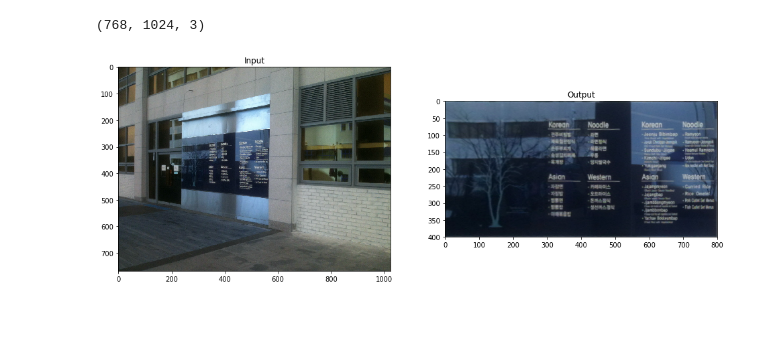
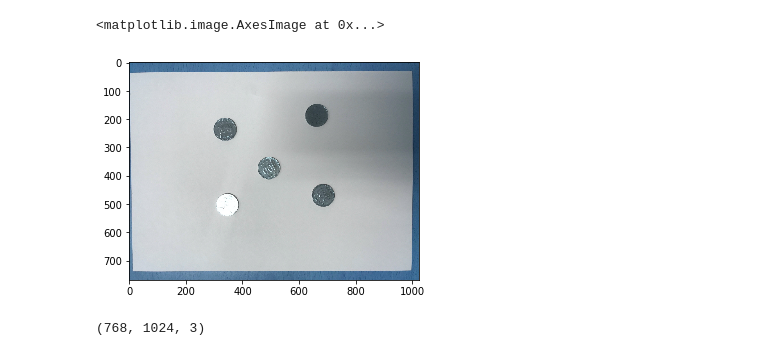
Before and after one commit to liz7124/Digital-Image-Processing-2021, a Jupyter notebook: Chapter01/homework04.ipynb, the cells around one changed output. Drawn from its saved outputs; the diff is of its cells as text; code cells hidden in the pictures; blank space fills up the shorter version.

```diff
--- a/Chapter01/homework04.ipynb
+++ b/Chapter01/homework04.ipynb
@@ -5,17 +5,10 @@ from matplotlib import pyplot as plt
 # %%
-img = cv2.imread('dsu4.jpg')
-img.shape
+img = cv2.imread("sIMG_8253.JPG")
+plt.imshow(img)
 # %% [output]
-(768, 1024, 3)
+<matplotlib.image.AxesImage at 0x...>
+[figure, added]
-# %%
-rows,cols,ch = img.shape
-pts1 = np.float32([[240, 268], [569, 232], [566, 493],[238, 458]])
-pts2 = np.float32([[0,0],[800,0],[800,400],[0,400]])
-M = cv2.getPerspectiveTransform(pts1,pts2)
-dst = cv2.warpPerspective(img,M,(800,400))
-plt.figure(figsize=(16,12))
-plt.subplot(121),plt.imshow(img),plt.title('Input')
-plt.subplot(122),plt.imshow(dst),plt.title('Output')
-plt.show()
-# %% [output]
-[figure, removed]
+# %%
+img.shape
+# %% [output]
+(768, 1024, 3)
```
Also changed, not shown: parts of 24 cells of this notebook.
